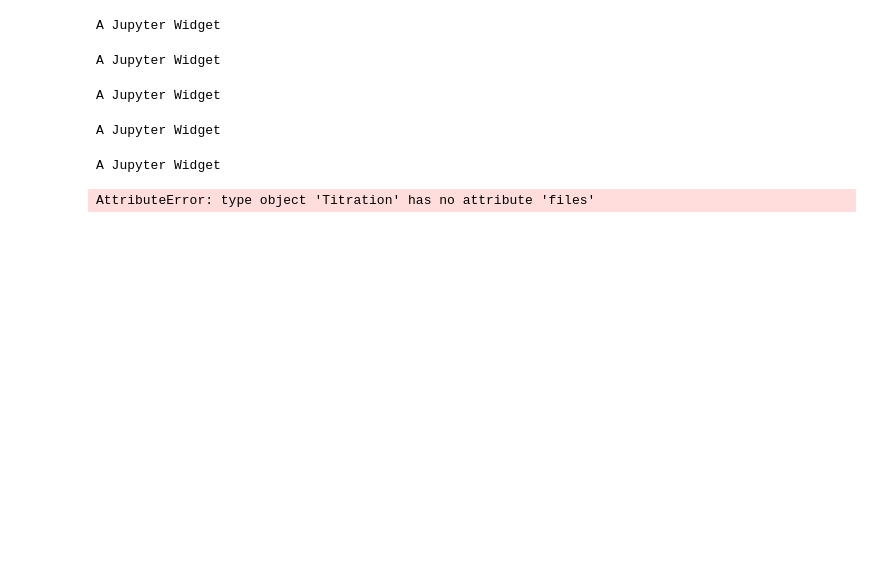
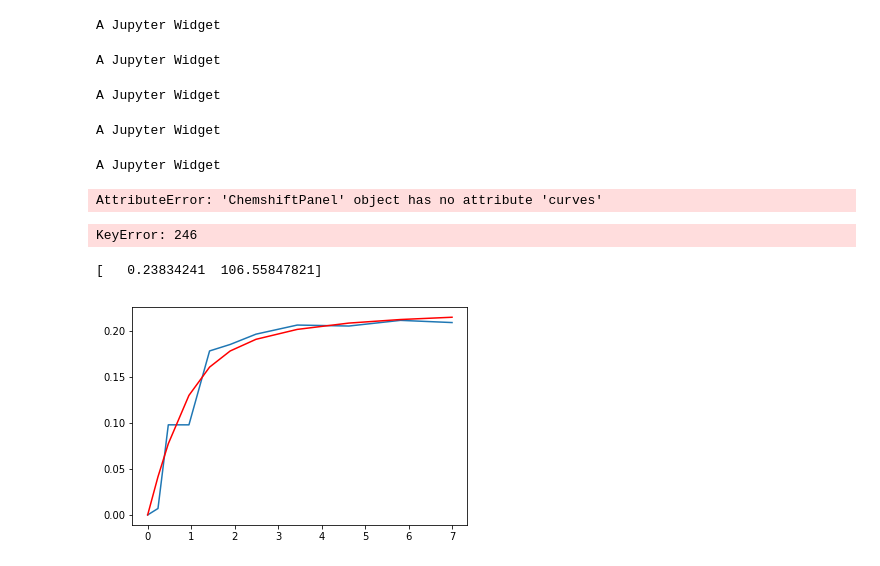
Before and after one commit to masterbioinfo/projetwalker, a Jupyter notebook: Shift2ME.ipynb, the cells around one changed output. Saved outputs shown, nothing was run; the diff lists cells and outputs as text; code cells hidden in the pictures; blank space fills up the shorter version.

```diff
--- a/Shift2ME.ipynb
+++ b/Shift2ME.ipynb
@@ -28,30 +28,41 @@ A Jupyter Widget
 shift2me.chemshifts
 # %% [output]
 A Jupyter Widget
-# %%
-from classes.bqplotwidgets import ChemshiftPanel
-
-TitrationWidget.titration = Titration
-view = TitrationFilesView()
-
-
-chemshifts = ChemshiftPanel(view.uploader)
-startParams = StartParamContainer()
-protocole = ProtocoleContainer()
-
-view.uploader.add_observer(startParams.update)
-view.uploader.add_observer(protocole.update)
-startParams.add_observer(protocole.protocole.update)
-startParams.add_observer(chemshifts.update_curves)
-protocole.volumes.validate_button.on_click(chemshifts.update_curves)
-
-display(
-    HBox([view,startParams], layout=Layout(justify_content='space-around')),
-    protocole,
-    chemshifts
-)
-# %% [output]
-AttributeError: type object 'Titration' has no attribute 'files'
+# %%
+shift2me.chemshifts.curves.curves[0].dropdown.options
+shift2me.chemshifts.curves.curves[0].dropdown.value = 224
+# %% [output]
+AttributeError: 'ChemshiftPanel' object has no attribute 'curves'
+# %%
+import math
+import numpy as np
+def model(x, delta = 0.3, k = 100):
+    l,p = x
+    l = np.array(l)
+    p = np.array(p)
+    squared = np.square(l+p+k)
+    lp4 = 4*l*p
+    return delta * (l+p+k - np.sqrt(squared - lp4))/(2*p)
+
+from scipy.optimize import curve_fit
+xdata = np.array([
+    shift2me.titration.protocole['conc_titrant'],
+    shift2me.titration.protocole['conc_analyte']
+])
+
+popt, pcov = curve_fit(model, xdata =xdata, ydata = shift2me.titration.complete[246].chemshiftIntensity, p0=[0.3, 100])
+# %% [output]
+KeyError: 246
+# %%
+import matplotlib.pyplot as plt
+
+plt.plot(shift2me.titration.protocole['ratio'], shift2me.titration.complete[246].chemshiftIntensity)
+plt.plot(shift2me.titration.protocole['ratio'], model(xdata, *popt), 'r-')
+print(popt)
+#shift2me.chemshifts.curves.curves[0].curve.marks.append(bqplot.Lines(x=xdata, y=model(xdata, *popt)))
+# %% [output]
+[   0.23834241  106.55847821]
+[figure, added]
 # %%
 from classes.ipywidgets import Shift2Me
 display(Shift2Me())
```
Also changed, not shown: parts of 14 cells of this notebook, 10 other files.
